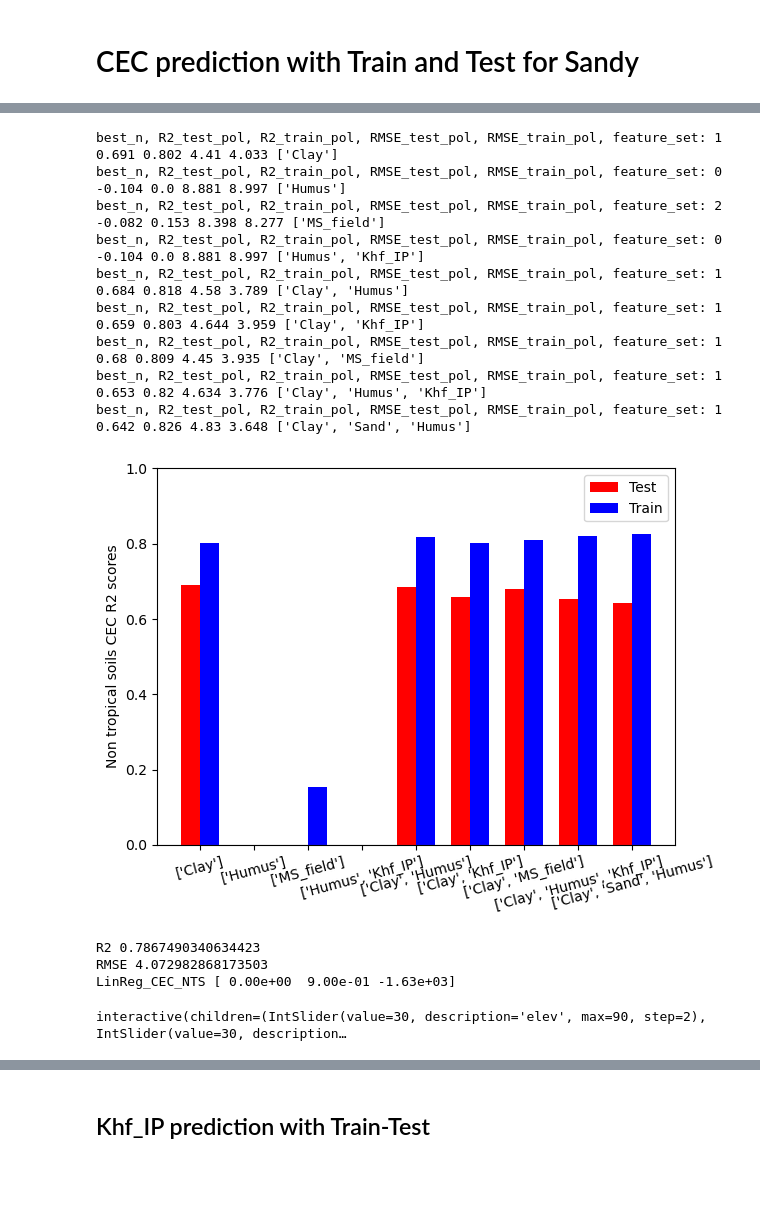
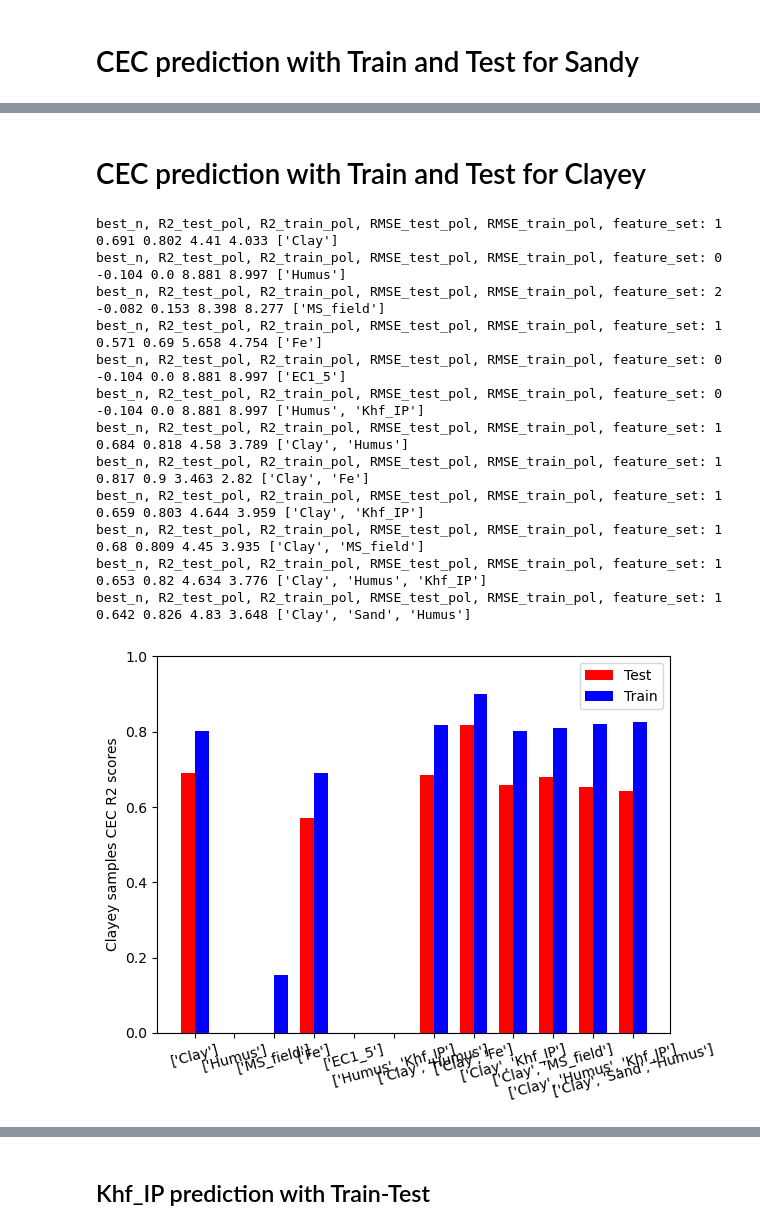
Before and after one commit to SENSE-UGent/kappa-CEC, a Jupyter notebook: cec_clay_susc.ipynb, the cells around one changed output, grey strips where cells are left out. Cells and saved outputs as stored; diff of their text form; code cells hidden in the pictures; blank space fills up the shorter version.

```diff
--- a/cec_clay_susc.ipynb
+++ b/cec_clay_susc.ipynb
@@ -711,5 +630,5 @@ Coefficients: [0.84 0.66] Intercept: -6.001733752250839
 # %%
-def stochastic_poly(df, feature_columns, Y, n=4, iters=50, round_n=3):
+def stochastic_poly(df, feature_columns, Y, n=4, iters=100, round_n=3):
     ypred_train_best, ypred_test_best, R2_train_t_best, R2_test_t_best, RMSE_train_t_best, RMSE_test_t_best = [], [], [], [], [], []
     X = df[feature_columns]
 
@@ -902,70 +785,30 @@ interactive(children=(IntSlider(value=30, description='elev', max=90, step=2), I
+# %% [markdown]
+# CEC prediction with Train and Test for Clayey
 # %%
-feature_sets_CEC = [
-    ['Clay'],
-    ['Humus'],
-    ['MS_field'],
-
-    ['Humus', 'Khf_IP'],
-    ['Clay', 'Humus'],
- #   ['Clay', 'pH_eau'],
-    ['Clay', 'Khf_IP'],
-    ['Clay', 'MS_field'],
-    ['Clay', 'Humus', 'Khf_IP'],
-    ['Clay', 'Sand', 'Humus']
-]
-
 test_errors_summary = []
 train_errors_summary = []
+best_n_ = []
 
 for feature_set in feature_sets_CEC:
 
     best_n, R2_test_pol, R2_train_pol, RMSE_test_pol, RMSE_train_pol = stochastic_poly(clay_soil, feature_set, clay_soil['CEC'], iters=100)
     print('best_n, R2_test_pol, R2_train_pol, RMSE_test_pol, RMSE_train_pol, feature_set:', best_n, R2_test_pol, R2_train_pol, RMSE_test_pol, RMSE_train_pol, feature_set)
     test_errors_summary.append(R2_test_pol)
     train_errors_summary.append(R2_train_pol)
+    best_n_.append(best_n)
 
-bars_plot(feature_sets_CEC, test_errors_summary, train_errors_summary, 'Non tropical soils CEC')
-
-################## Puesta en marcha y plot #################
-
-LinReg_CEC_NTS = LinearRegression()
-x = clay_soil[['Clay', 'Khf_IP']]
-poly = PolynomialFeatures(degree=1)
-poly.fit(x)
-xt = poly.transform(x)
-LinReg_CEC_NTS.fit(xt, clay_soil['CEC'])
-ypred = LinReg_CEC_NTS.predict(xt)
-R2 = r2_score(clay_soil['CEC'], ypred)
-RMSE_ = RMSE(clay_soil['CEC'], ypred)
-print('R2', R2)
-print('RMSE', RMSE_)
-
-# Create a meshgrid for Clay and Khf_IP
-a2 = np.linspace(clay_soil.Clay.min(), clay_soil.Clay.max(), 50)
-b2 = np.linspace(clay_soil.Khf_IP.min(), clay_soil.Khf_IP.max(), 50)
-A2, B2 = np.meshgrid(a2, b2)
-
-print('LinReg_CEC_NTS', LinReg_CEC_NTS.coef_)
-# Calculate the Z values for the plane using the meshgrid
-Z2 = LinReg_CEC_NTS.coef_[0]*LinReg_CEC_NTS.intercept_ + LinReg_CEC_NTS.coef_[1]*A2 + LinReg_CEC_NTS.coef_[2]*B2 + LinReg_CEC_NTS.intercept_
-
-def interactive_plot(elev=30, azim=30):
-    return plot_3d(clay_soil, 'Clay', 'Khf_IP', 'CEC', A2, B2, Z2, elev, azim)
-
-widgets.interactive(interactive_plot, elev=(0, 90, 2), azim=(0, 360, 2))
-# De aca concluyo que el grado del polinomio puede mejorar el fitting, y que Khf_IP es tan efectivo como Humus para predecir CEC. Esperemos aun las muestras de Polonia.
+bars_plot(feature_sets_CEC, test_errors_summary, train_errors_summary, 'Clayey samples CEC')
 # %% [output]
 best_n, R2_test_pol, R2_train_pol, RMSE_test_pol, RMSE_train_pol, feature_set: 1 0.691 0.802 4.41 4.033 ['Clay']
 best_n, R2_test_pol, R2_train_pol, RMSE_test_pol, RMSE_train_pol, feature_set: 0 -0.104 0.0 8.881 8.997 ['Humus']
 best_n, R2_test_pol, R2_train_pol, RMSE_test_pol, RMSE_train_pol, feature_set: 2 -0.082 0.153 8.398 8.277 ['MS_field']
+best_n, R2_test_pol, R2_train_pol, RMSE_test_pol, RMSE_train_pol, feature_set: 1 0.571 0.69 5.658 4.754 ['Fe']
+best_n, R2_test_pol, R2_train_pol, RMSE_test_pol, RMSE_train_pol, feature_set: 0 -0.104 0.0 8.881 8.997 ['EC1_5']
 best_n, R2_test_pol, R2_train_pol, RMSE_test_pol, RMSE_train_pol, feature_set: 0 -0.104 0.0 8.881 8.997 ['Humus', 'Khf_IP']
 best_n, R2_test_pol, R2_train_pol, RMSE_test_pol, RMSE_train_pol, feature_set: 1 0.684 0.818 4.58 3.789 ['Clay', 'Humus']
+best_n, R2_test_pol, R2_train_pol, RMSE_test_pol, RMSE_train_pol, feature_set: 1 0.817 0.9 3.463 2.82 ['Clay', 'Fe']
 best_n, R2_test_pol, R2_train_pol, RMSE_test_pol, RMSE_train_pol, feature_set: 1 0.659 0.803 4.644 3.959 ['Clay', 'Khf_IP']
 best_n, R2_test_pol, R2_train_pol, RMSE_test_pol, RMSE_train_pol, feature_set: 1 0.68 0.809 4.45 3.935 ['Clay', 'MS_field']
 best_n, R2_test_pol, R2_train_pol, RMSE_test_pol, RMSE_train_pol, feature_set: 1 0.653 0.82 4.634 3.776 ['Clay', 'Humus', 'Khf_IP']
 best_n, R2_test_pol, R2_train_pol, RMSE_test_pol, RMSE_train_pol, feature_set: 1 0.642 0.826 4.83 3.648 ['Clay', 'Sand', 'Humus']
-[figure, old version]
+[figure, new version]
-R2 0.7867490340634423
-RMSE 4.072982868173503
-LinReg_CEC_NTS [ 0.00e+00  9.00e-01 -1.63e+03]
-interactive(children=(IntSlider(value=30, description='elev', max=90, step=2), IntSlider(value=30, description…
```
Also changed, not shown: parts of 21 cells of this notebook, 12 other files.
